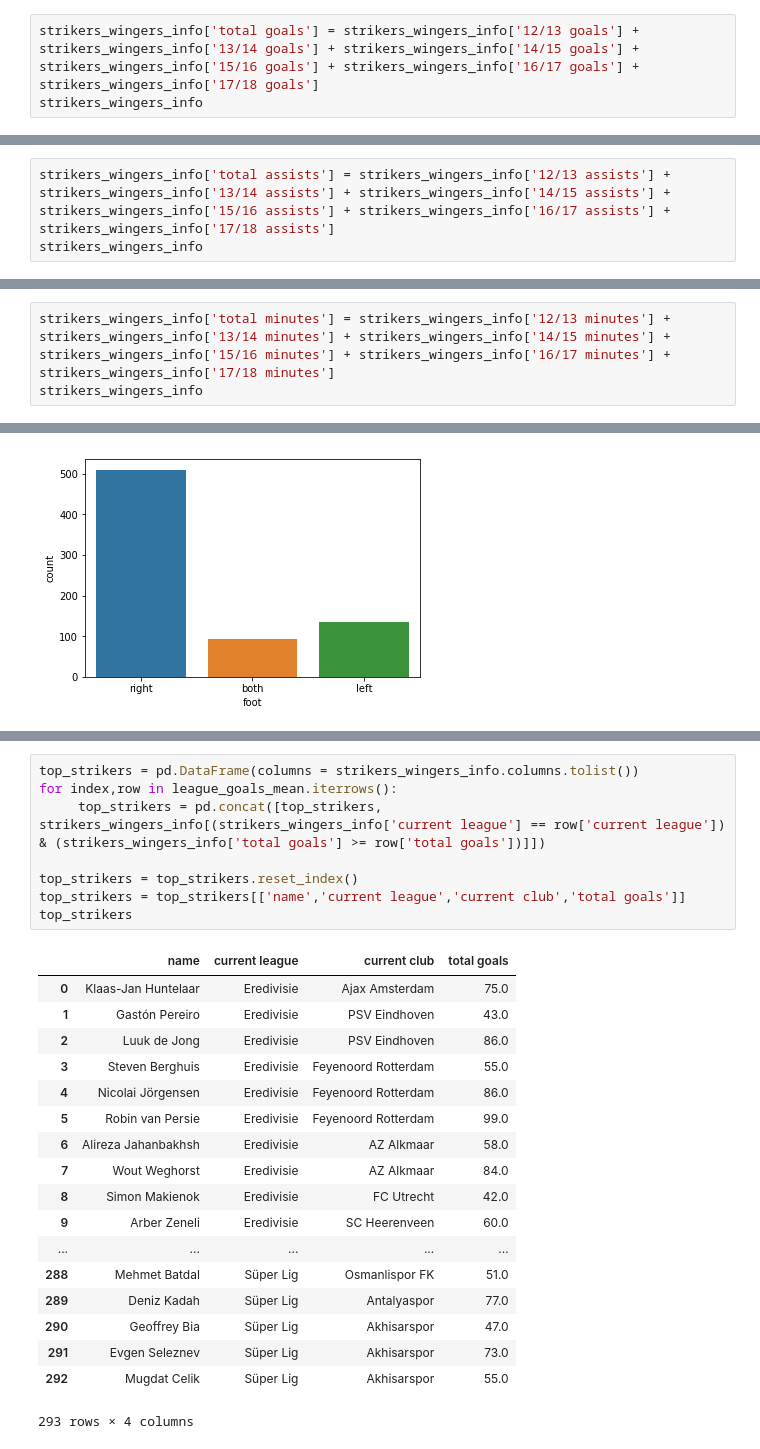
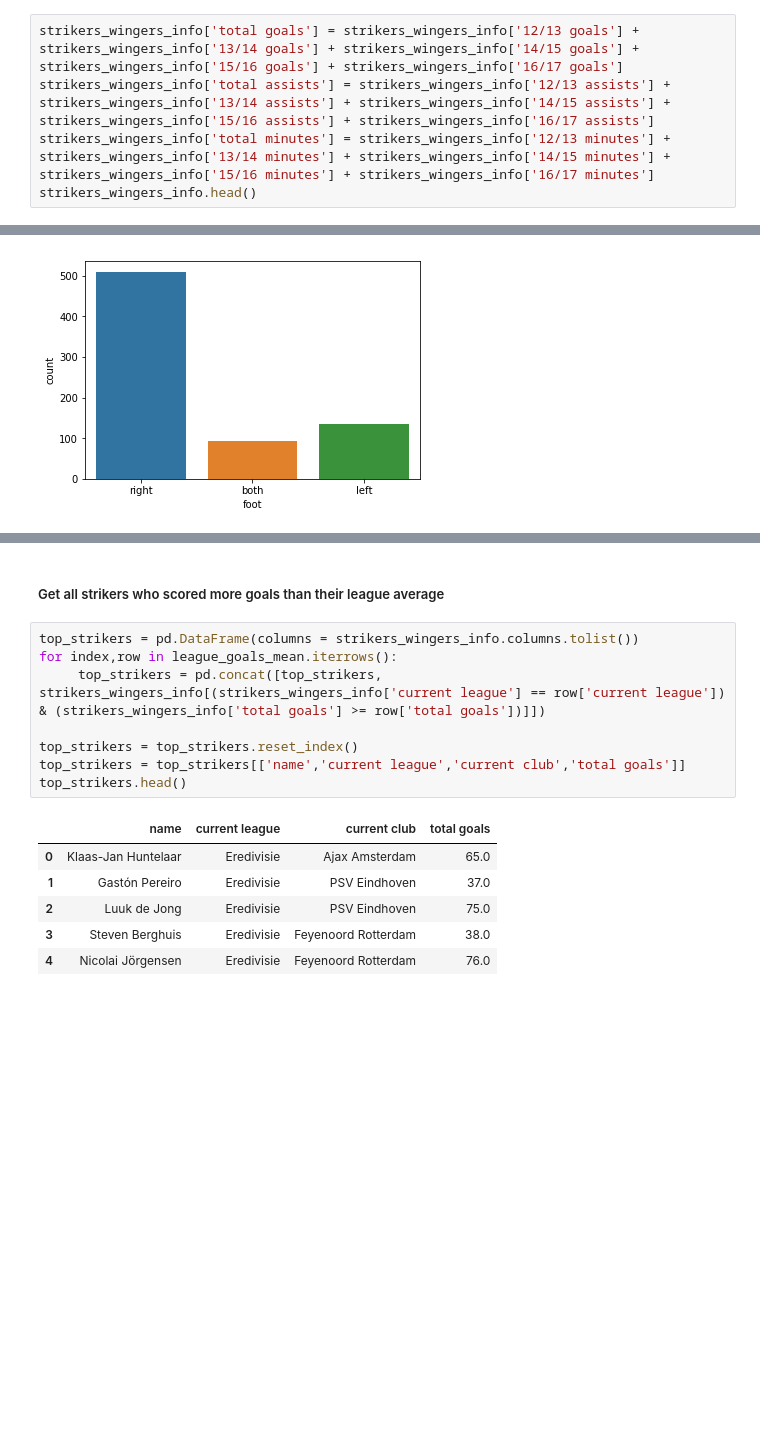
Before and after one commit to shreyas1262/Strikers-and-Wingers, a Jupyter notebook: Strikers and Wingers.ipynb, the cells around one changed output, grey strips where cells are left out. Saved outputs shown, nothing was run; the diff lists cells and outputs as text; blank space fills up the shorter version.

```diff
--- a/Strikers and Wingers.ipynb
+++ b/Strikers and Wingers.ipynb
@@ -90,6 +46,8 @@ strikers_wingers_info
 # %%
-strikers_wingers_info['total goals'] = strikers_wingers_info['12/13 goals'] + strikers_wingers_info['13/14 goals'] + strikers_wingers_info['14/15 goals'] + strikers_wingers_info['15/16 goals'] + strikers_wingers_info['16/17 goals'] + strikers_wingers_info['17/18 goals']
-strikers_wingers_info
+strikers_wingers_info['total goals'] = strikers_wingers_info['12/13 goals'] + strikers_wingers_info['13/14 goals'] + strikers_wingers_info['14/15 goals'] + strikers_wingers_info['15/16 goals'] + strikers_wingers_info['16/17 goals']
+strikers_wingers_info['total assists'] = strikers_wingers_info['12/13 assists'] + strikers_wingers_info['13/14 assists'] + strikers_wingers_info['14/15 assists'] + strikers_wingers_info['15/16 assists'] + strikers_wingers_info['16/17 assists']
+strikers_wingers_info['total minutes'] = strikers_wingers_info['12/13 minutes'] + strikers_wingers_info['13/14 minutes'] + strikers_wingers_info['14/15 minutes'] + strikers_wingers_info['15/16 minutes'] + strikers_wingers_info['16/17 minutes']
+strikers_wingers_info.head()
 # %% [output]
 |  | name | age | position | foot | height | current league | current club | nationality | ... |
 | 0 | Dmitri Poloz | 26 | W | right | 183.0 | Premier Liga | Zenit St. Petersburg | Russia | ... |
@@ -112,3 +58,0 @@ strikers_wingers_info
-# %%
-strikers_wingers_info['total assists'] = strikers_wingers_info['12/13 assists'] + strikers_wingers_info['13/14 assists'] + strikers_wingers_info['14/15 assists'] + strikers_wingers_info['15/16 assists'] + strikers_wingers_info['16/17 assists'] + strikers_wingers_info['17/18 assists']
-strikers_wingers_info
@@ -134,3 +58,0 @@ strikers_wingers_info
-# %%
-strikers_wingers_info['total minutes'] = strikers_wingers_info['12/13 minutes'] + strikers_wingers_info['13/14 minutes'] + strikers_wingers_info['14/15 minutes'] + strikers_wingers_info['15/16 minutes'] + strikers_wingers_info['16/17 minutes'] + strikers_wingers_info['17/18 minutes']
-strikers_wingers_info
@@ -215,27 +142,17 @@ league_goals_mean
+# %% [markdown]
+##### Get all strikers who scored more goals than their league average
 # %%
 top_strikers = pd.DataFrame(columns = strikers_wingers_info.columns.tolist())
 for index,row in league_goals_mean.iterrows():
      top_strikers = pd.concat([top_strikers, strikers_wingers_info[(strikers_wingers_info['current league'] == row['current league']) & (strikers_wingers_info['total goals'] >= row['total goals'])]])
 
 top_strikers = top_strikers.reset_index()
 top_strikers = top_strikers[['name','current league','current club','total goals']]
-top_strikers
+top_strikers.head()
 # %% [output]
 |  | name | current league | current club | total goals |
-| 0 | Klaas-Jan Huntelaar | Eredivisie | Ajax Amsterdam | 75.0 |
-| 1 | Gastón Pereiro | Eredivisie | PSV Eindhoven | 43.0 |
-| 2 | Luuk de Jong | Eredivisie | PSV Eindhoven | 86.0 |
-| 3 | Steven Berghuis | Eredivisie | Feyenoord Rotterdam | 55.0 |
-| 4 | Nicolai Jörgensen | Eredivisie | Feyenoord Rotterdam | 86.0 |
-| 5 | Robin van Persie | Eredivisie | Feyenoord Rotterdam | 99.0 |
-| 6 | Alireza Jahanbakhsh | Eredivisie | AZ Alkmaar | 58.0 |
-| 7 | Wout Weghorst | Eredivisie | AZ Alkmaar | 84.0 |
-| 8 | Simon Makienok | Eredivisie | FC Utrecht | 42.0 |
-| 9 | Arber Zeneli | Eredivisie | SC Heerenveen | 60.0 |
-| ... | ... | ... | ... | ... |
-| 288 | Mehmet Batdal | Süper Lig | Osmanlispor FK | 51.0 |
-| 289 | Deniz Kadah | Süper Lig | Antalyaspor | 77.0 |
-| 290 | Geoffrey Bia | Süper Lig | Akhisarspor | 47.0 |
-| 291 | Evgen Seleznev | Süper Lig | Akhisarspor | 73.0 |
-| 292 | Mugdat Celik | Süper Lig | Akhisarspor | 55.0 |
+| 0 | Klaas-Jan Huntelaar | Eredivisie | Ajax Amsterdam | 65.0 |
+| 1 | Gastón Pereiro | Eredivisie | PSV Eindhoven | 37.0 |
+| 2 | Luuk de Jong | Eredivisie | PSV Eindhoven | 75.0 |
+| 3 | Steven Berghuis | Eredivisie | Feyenoord Rotterdam | 38.0 |
+| 4 | Nicolai Jörgensen | Eredivisie | Feyenoord Rotterdam | 76.0 |
-293 rows × 4 columns
```
Also changed, not shown: parts of 52 cells of this notebook.
